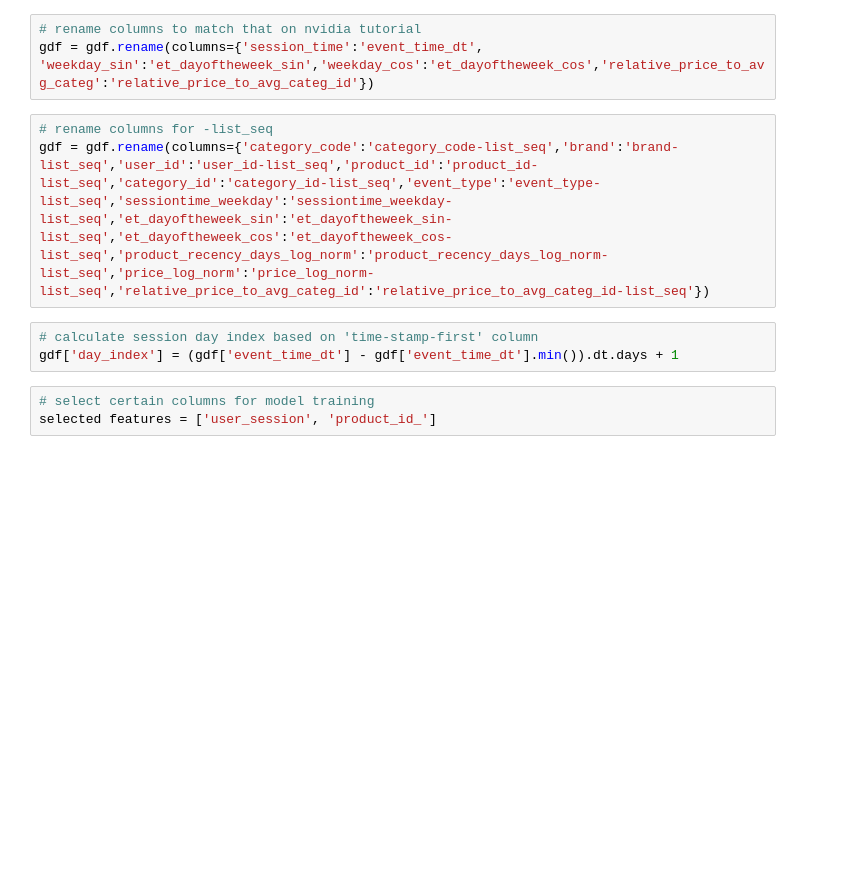
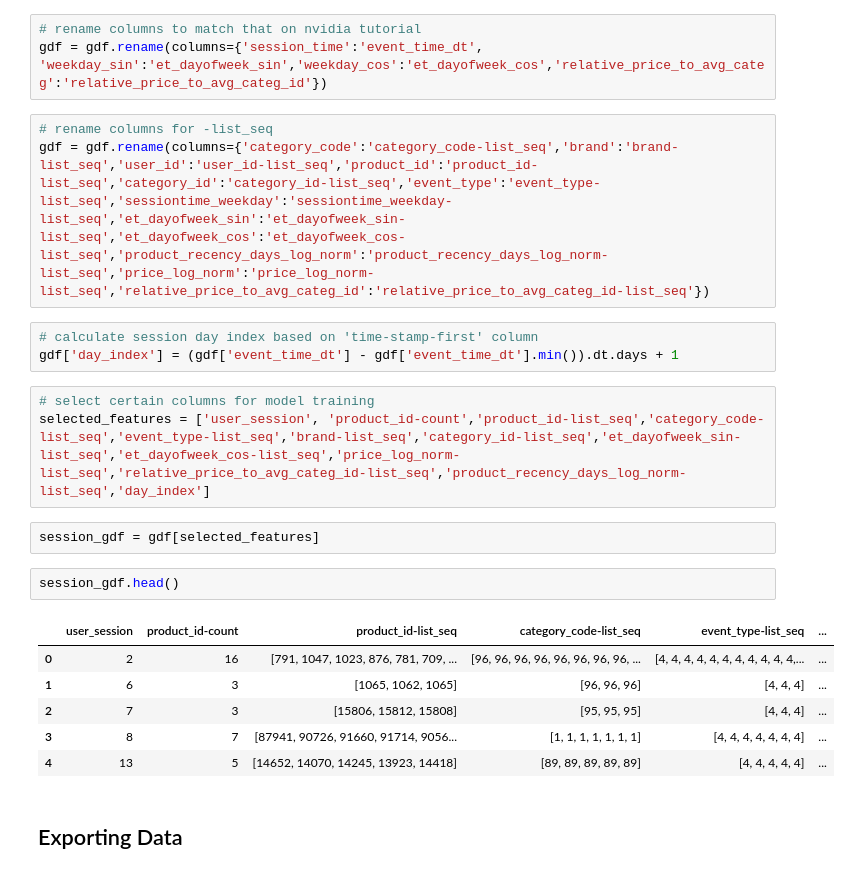
Before and after one commit to Ahanmr/Transformers4RecDemo, a Jupyter notebook: basicModel/ETL.ipynb, the cells around one changed output. Cells and saved outputs as stored; diff of their text form; blank space fills up the shorter version.

Commit message:
generate session_gdf

```diff
--- a/basicModel/ETL.ipynb
+++ b/basicModel/ETL.ipynb
@@ -205,13 +205,26 @@ for feature in first_features:
     gdf[feature] = gdf[feature].apply(lambda x: x[0])
 # %%
 # rename columns to match that on nvidia tutorial
-gdf = gdf.rename(columns={'session_time':'event_time_dt', 'weekday_sin':'et_dayoftheweek_sin','weekday_cos':'et_dayoftheweek_cos','relative_price_to_avg_categ':'relative_price_to_avg_categ_id'})
+gdf = gdf.rename(columns={'session_time':'event_time_dt', 'weekday_sin':'et_dayofweek_sin','weekday_cos':'et_dayofweek_cos','relative_price_to_avg_categ':'relative_price_to_avg_categ_id'})
 # %%
 # rename columns for -list_seq
-gdf = gdf.rename(columns={'category_code':'category_code-list_seq','brand':'brand-list_seq','user_id':'user_id-list_seq','product_id':'product_id-list_seq','category_id':'category_id-list_seq','event_type':'event_type-list_seq','sessiontime_weekday':'sessiontime_weekday-list_seq','et_dayoftheweek_sin':'et_dayoftheweek_sin-list_seq','et_dayoftheweek_cos':'et_dayoftheweek_cos-list_seq','product_recency_days_log_norm':'product_recency_days_log_norm-list_seq','price_log_norm':'price_log_norm-list_seq','relative_price_to_avg_categ_id':'relative_price_to_avg_categ_id-list_seq'})
+gdf = gdf.rename(columns={'category_code':'category_code-list_seq','brand':'brand-list_seq','user_id':'user_id-list_seq','product_id':'product_id-list_seq','category_id':'category_id-list_seq','event_type':'event_type-list_seq','sessiontime_weekday':'sessiontime_weekday-list_seq','et_dayofweek_sin':'et_dayofweek_sin-list_seq','et_dayofweek_cos':'et_dayofweek_cos-list_seq','product_recency_days_log_norm':'product_recency_days_log_norm-list_seq','price_log_norm':'price_log_norm-list_seq','relative_price_to_avg_categ_id':'relative_price_to_avg_categ_id-list_seq'})
 # %%
 # calculate session day index based on 'time-stamp-first' column
 gdf['day_index'] = (gdf['event_time_dt'] - gdf['event_time_dt'].min()).dt.days + 1
-# %%
-# select certain columns for model training
-selected features = ['user_session', 'product_id_']
+# %%
+# select certain columns for model training
+selected_features = ['user_session', 'product_id-count','product_id-list_seq','category_code-list_seq','event_type-list_seq','brand-list_seq','category_id-list_seq','et_dayofweek_sin-list_seq','et_dayofweek_cos-list_seq','price_log_norm-list_seq','relative_price_to_avg_categ_id-list_seq','product_recency_days_log_norm-list_seq','day_index']
+# %%
+session_gdf = gdf[selected_features]
+# %%
+session_gdf.head()
+# %% [output]
+|  | user_session | product_id-count | product_id-list_seq | category_code-list_seq | event_type-list_seq | ... |
+| 0 | 2 | 16 | [791, 1047, 1023, 876, 781, 709, ... | [96, 96, 96, 96, 96, 96, 96, 96, ... | [4, 4, 4, 4, 4, 4, 4, 4, 4, 4, 4,... | ... |
+| 1 | 6 | 3 | [1065, 1062, 1065] | [96, 96, 96] | [4, 4, 4] | ... |
+| 2 | 7 | 3 | [15806, 15812, 15808] | [95, 95, 95] | [4, 4, 4] | ... |
+| 3 | 8 | 7 | [87941, 90726, 91660, 91714, 9056... | [1, 1, 1, 1, 1, 1, 1] | [4, 4, 4, 4, 4, 4, 4] | ... |
+| 4 | 13 | 5 | [14652, 14070, 14245, 13923, 14418] | [89, 89, 89, 89, 89] | [4, 4, 4, 4, 4] | ... |
+# %% [markdown]
+## Exporting Data
```
